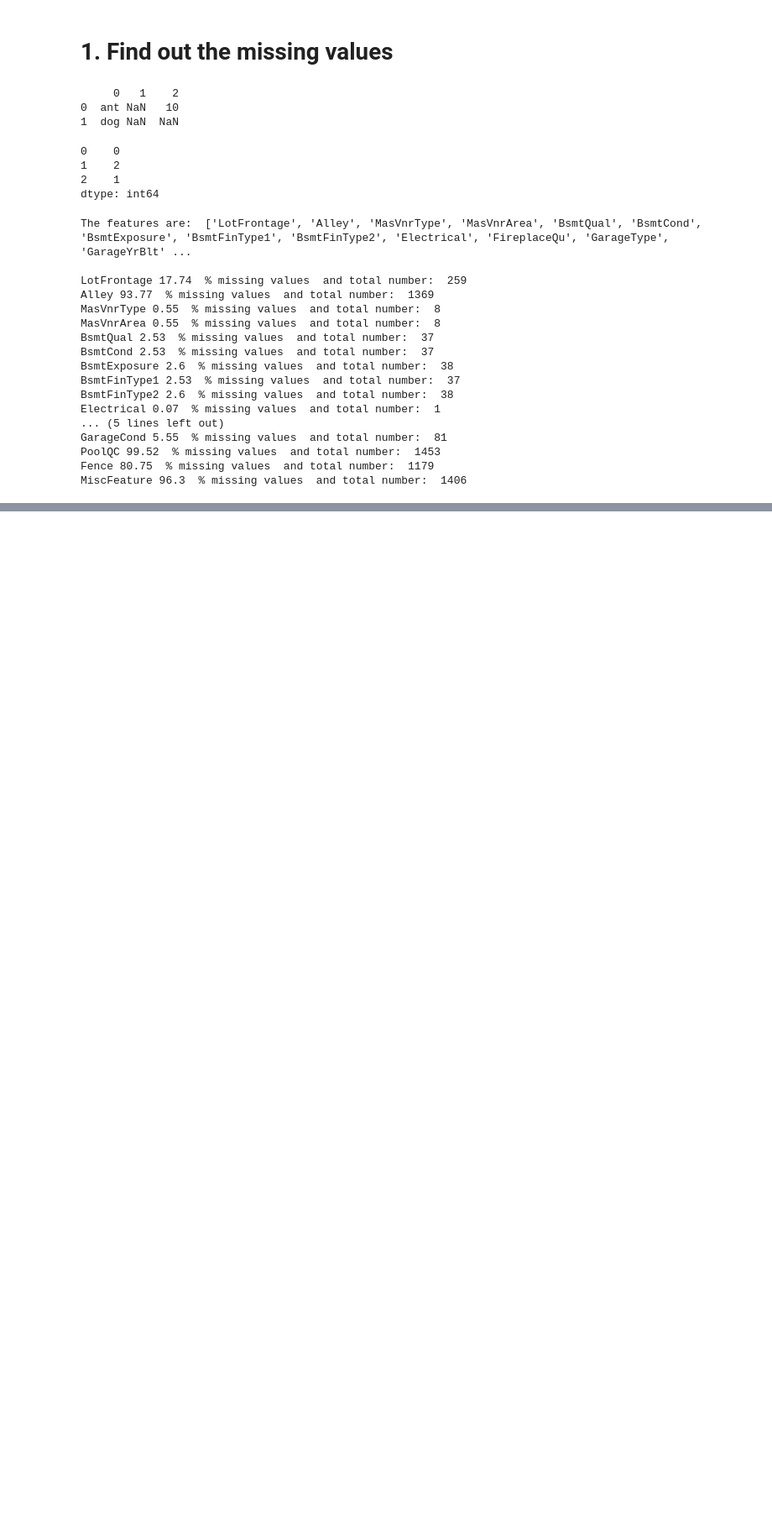
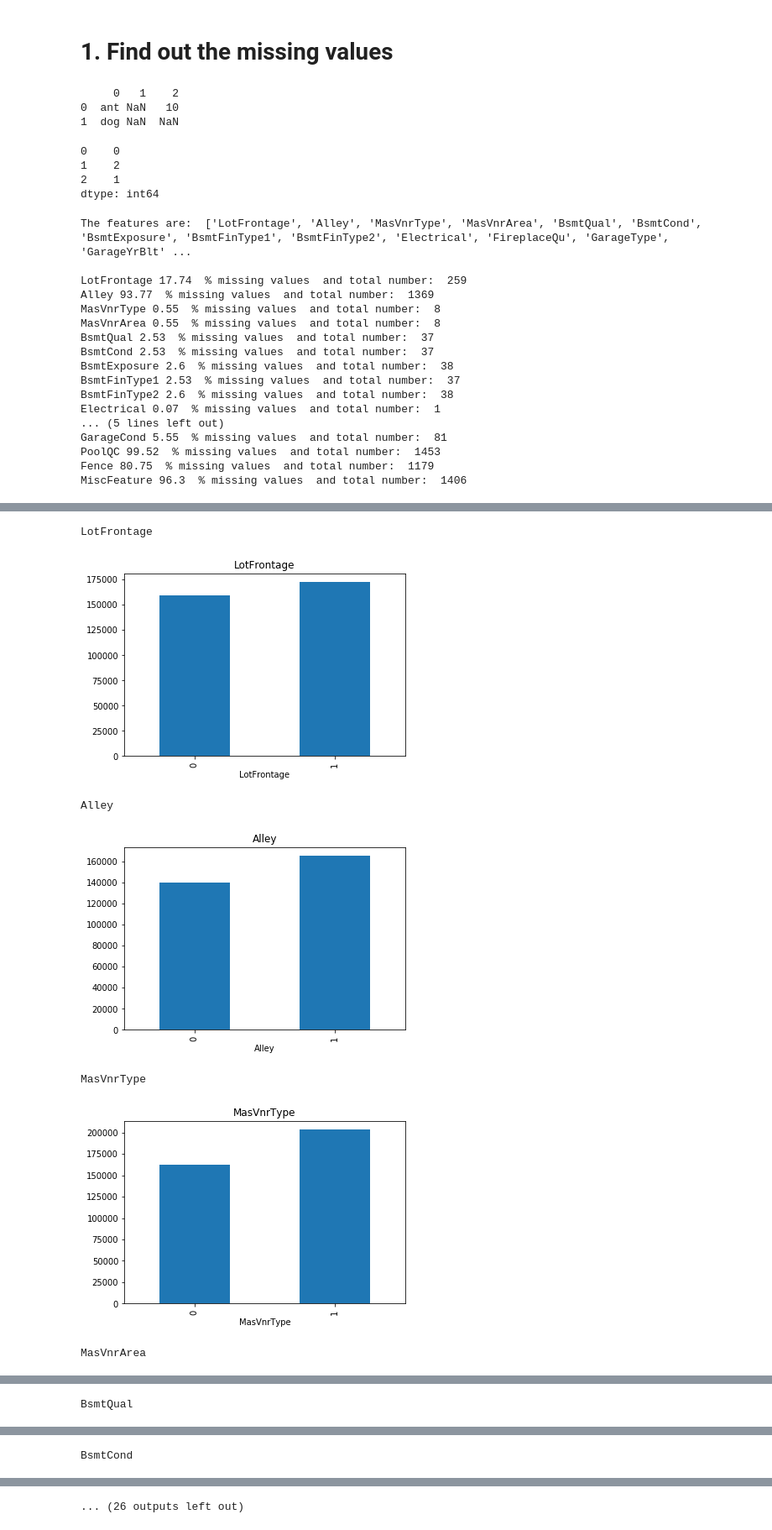
Before and after one commit to manzur-au/house-price-prediction, a Jupyter notebook: EDA - Melbourne House Price Prediction.ipynb, the cells around one changed output, grey strips where cells are left out. Shown at 84% size. Saved outputs shown, nothing was run; the diff lists cells and outputs as text; code cells hidden in the pictures; blank space fills up the shorter version.

```diff
--- a/EDA - Melbourne House Price Prediction.ipynb
+++ b/EDA - Melbourne House Price Prediction.ipynb
@@ -98,0 +149,20 @@ MiscFeature 96.3  % missing values  and total number:  1406
+# %%
+data = dataset.copy()
+#print(data.head())
+for feature in features_with_na:
+    # let's make a variable that indicates 1 if the observation was missing or zero otherwise
+    data[feature] = np.where(data[feature].isnull(), 1, 0)
+    #print(data.head())
+    # let's calculate the mean SalePrice where the information is missing or present
+    print(feature)
+    data.groupby(feature)['SalePrice'].median().plot.bar()
+    plt.title(feature)
+    plt.show()
+# %% [output]
+LotFrontage
+[figure, added]
+Alley
+[figure, added]
+MasVnrType
+[figure, added]
+MasVnrArea
@@ -98,0 +170 @@ MiscFeature 96.3  % missing values  and total number:  1406
+BsmtQual
@@ -98,0 +172 @@ MiscFeature 96.3  % missing values  and total number:  1406
+BsmtCond
@@ -98,0 +174 @@ MiscFeature 96.3  % missing values  and total number:  1406
+... (26 outputs left out)
```
Also changed, not shown: parts of 5 cells of this notebook.
